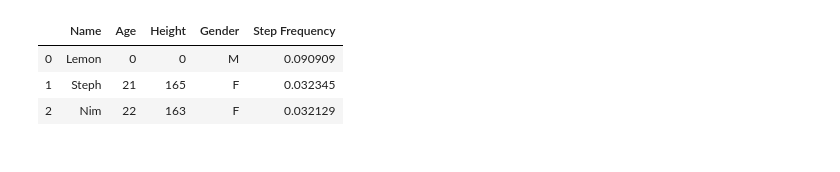
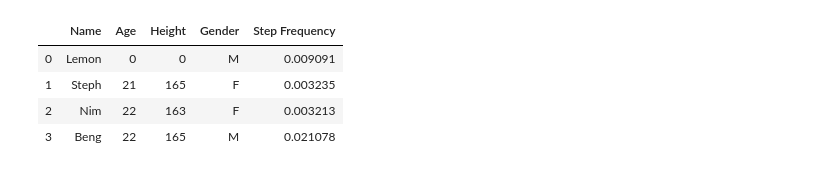
Before and after one commit to steph-wong-15/Step-Analysis, a Jupyter notebook: analysis.ipynb, the cells around one changed output. Drawn from its saved outputs; the diff is of its cells as text; code cells hidden in the pictures.

```diff
--- a/analysis.ipynb
+++ b/analysis.ipynb
@@ -6,7 +6,7 @@ import scipy.stats
 from scipy import stats, signal
 from scipy.fftpack import fft, fftfreq
 # %%
-d = {'Name': ['Lemon', 'Steph', 'Nim'], 'Age': [0, 21, 22], 'Height': [0, 165, 163], 'Gender': ['M', 'F', 'F']}
+d = {'Name': ['Lemon', 'Steph', 'Nim', 'Beng'], 'Age': [0, 21, 22, 22], 'Height': [0, 165, 163, 165], 'Gender': ['M', 'F', 'F', 'M']}
 dataframe = pd.DataFrame(data=d)
 print(dataframe)
 # %% [output]
@@ -133,8 +134,9 @@ plt.show()
 # %%
-dataframe['Step Frequency'] = [0.009090909090909091, 0.003234501347708895, 0.00321285140562249]
+dataframe['Step Frequency'] = [0.009090909090909091, 0.003234501347708895, 0.00321285140562249, 0.02107843137254902]
 dataframe
 # %% [output]
 |  | Name | Age | Height | Gender | Step Frequency |
-| 0 | Lemon | 0 | 0 | M | 0.090909 |
-| 1 | Steph | 21 | 165 | F | 0.032345 |
-| 2 | Nim | 22 | 163 | F | 0.032129 |
+| 0 | Lemon | 0 | 0 | M | 0.009091 |
+| 1 | Steph | 21 | 165 | F | 0.003235 |
+| 2 | Nim | 22 | 163 | F | 0.003213 |
+| 3 | Beng | 22 | 165 | M | 0.021078 |
```
Also changed, not shown: parts of 9 cells of this notebook, 1 other file.
